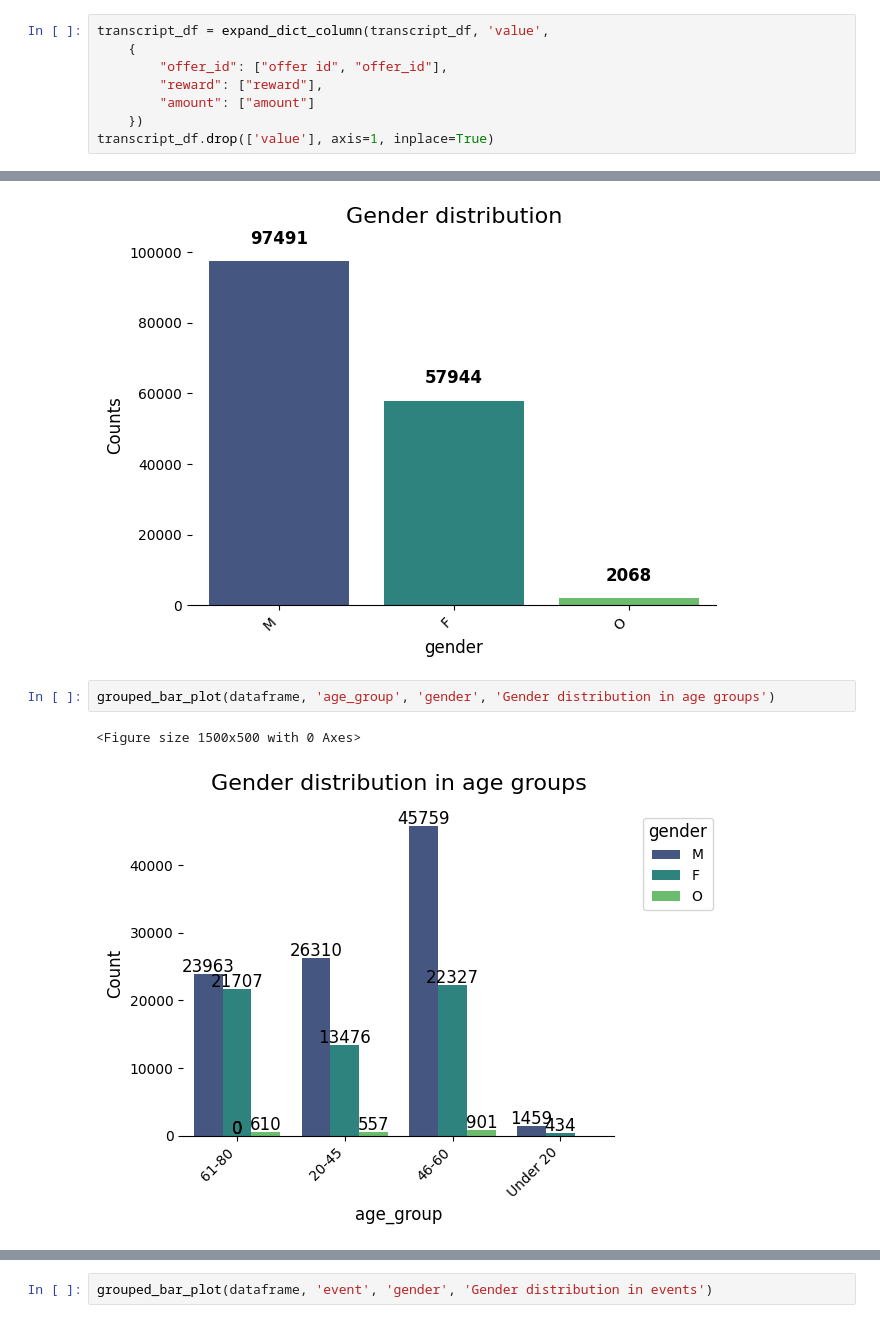
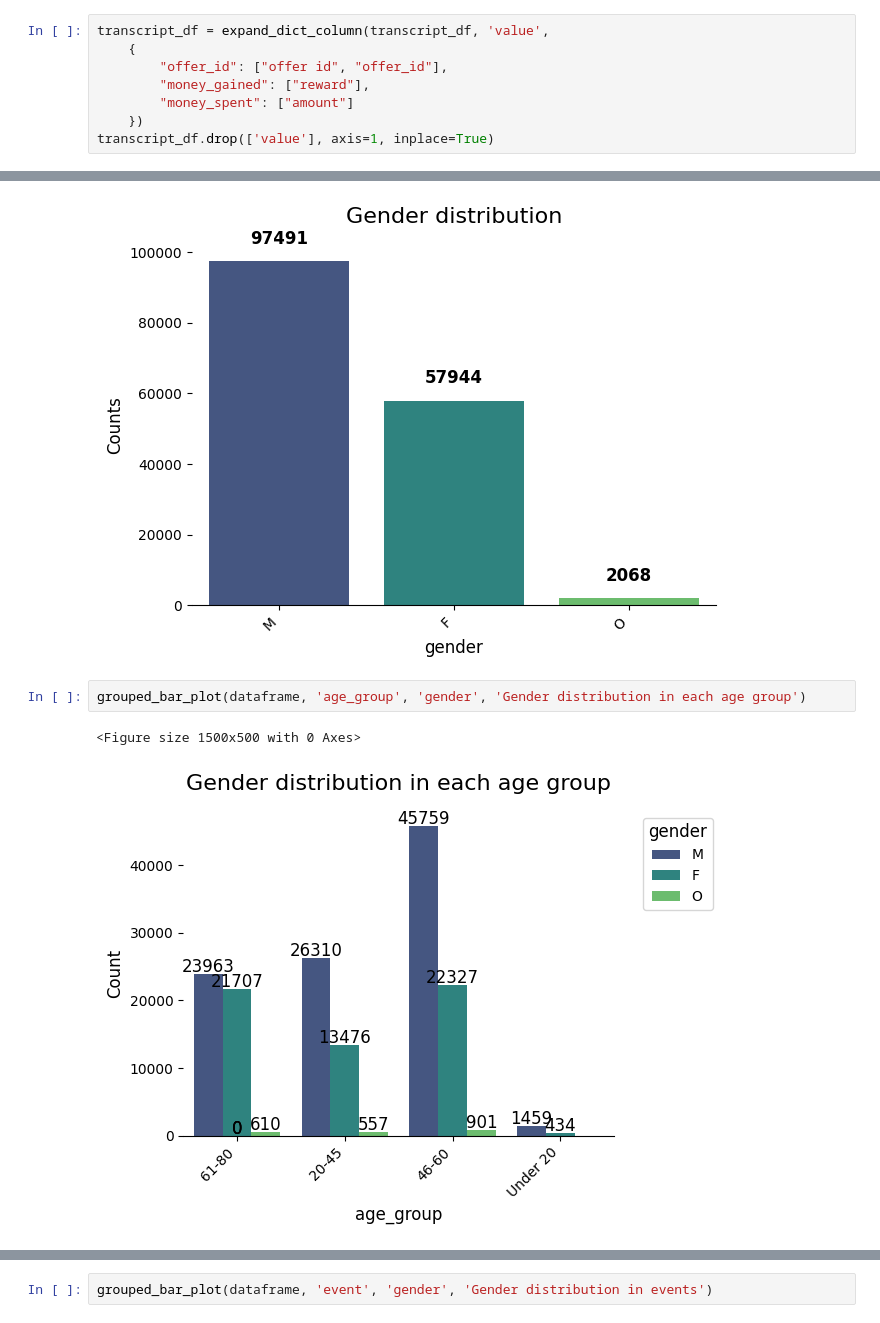
Before and after one commit to Ermess94/capstone-project-udacity, a Jupyter notebook: project_report.ipynb, the cells around one changed output, grey strips where cells are left out. Saved outputs shown, nothing was run; the diff lists cells and outputs as text.

```diff
--- a/project_report.ipynb
+++ b/project_report.ipynb
@@ -675,8 +675,8 @@ Name: count, Length: 5121, dtype: int64
 transcript_df = expand_dict_column(transcript_df, 'value',
     {
         "offer_id": ["offer id", "offer_id"],
-        "reward": ["reward"],
-        "amount": ["amount"]
+        "money_gained": ["reward"],
+        "money_spent": ["amount"]
     })
 transcript_df.drop(['value'], axis=1, inplace=True)
 # %% [markdown]
@@ -791,7 +790,7 @@ column_bar_plot(dataframe, 'gender', 'Gender distribution')
 <Figure size 800x600 with 0 Axes>
 [figure]
 # %%
-grouped_bar_plot(dataframe, 'age_group', 'gender', 'Gender distribution in age groups')
+grouped_bar_plot(dataframe, 'age_group', 'gender', 'Gender distribution in each age group')
 # %% [output]
 <Figure size 1500x500 with 0 Axes>
-[figure, old version]
+[figure, new version]
```
Also changed, not shown: parts of 30 cells of this notebook.
